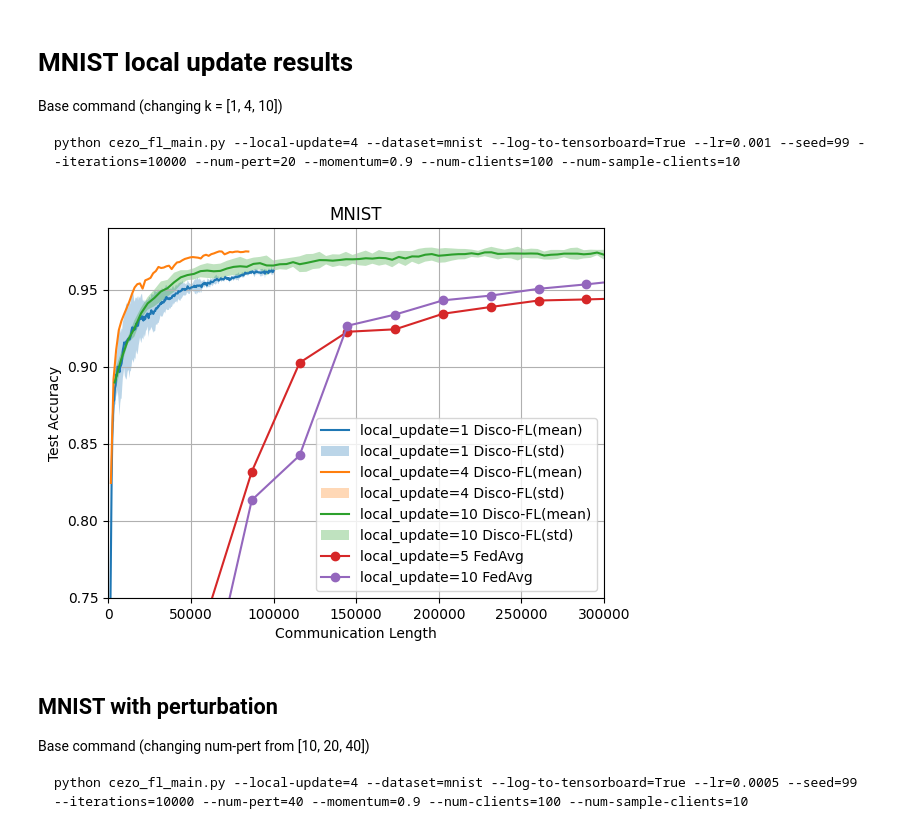
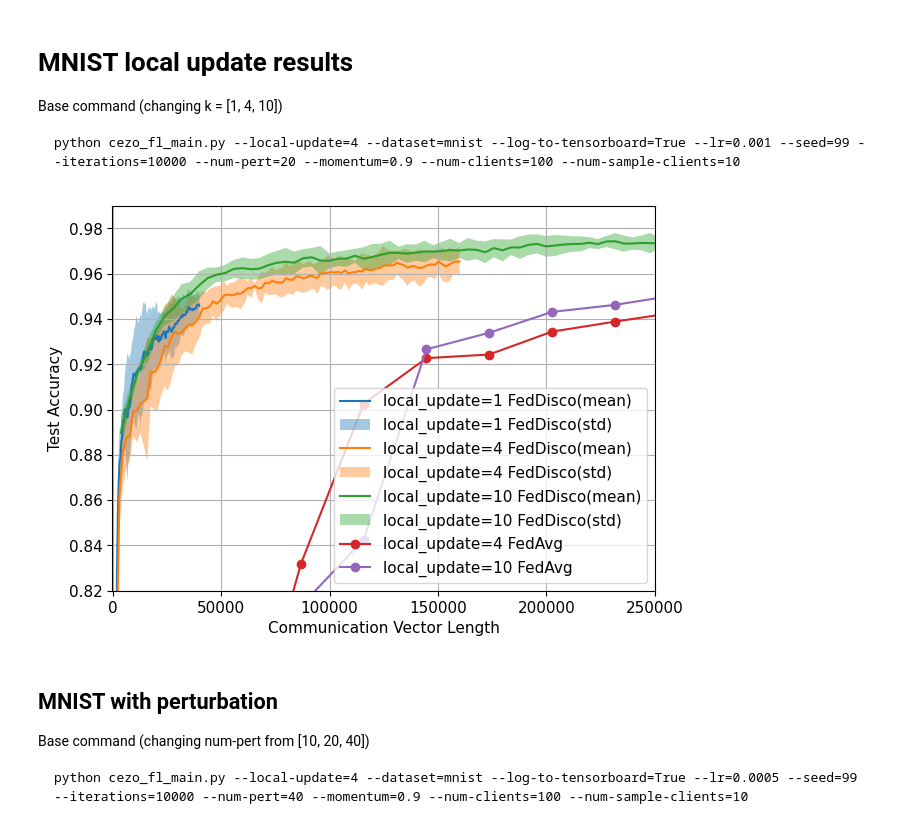
Before and after one commit to ZidongLiu/DeComFL, a Jupyter notebook: results/plot_results.ipynb, the cells around one changed output. Saved outputs shown, nothing was run; the diff lists cells and outputs as text; code cells hidden in the pictures.

Commit message:
Add mnist result and plot ipynb

```diff
--- a/results/plot_results.ipynb
+++ b/results/plot_results.ipynb
@@ -3,6 +3,7 @@ import os
 import numpy as np
 import pandas as pd
 import matplotlib.pyplot as plt
+plt.rcParams.update({'font.size': 11})
 # %% [markdown]
 # MNIST local update results
 
@@ -29,6 +30,7 @@ def parse_filename(filename):
     metadata['rge'] = str(metadata['rge'])
     metadata['seed'] = int(metadata['seed'])
     metadata['model'] = tokens[14]
+    metadata['type'] = "accuracy" if "Accuracy" in filename else "loss"
     return metadata
 
 
@@ -46,13 +48,18 @@ def parse_fo_filename(filename):
 df_list = []
 metadata_list = []
 for filename in sorted(zo_filenames):
+    metadata = parse_filename(filename)
+    if metadata['type'] != "accuracy":
+        continue
+    if metadata['lr'] != 0.001:
+        continue
     df_list.append(pd.read_csv(f"mnist_zo_fedavg/{filename}"))
-    metadata_list.append(parse_filename(filename))
+    metadata_list.append(metadata)
 
 # Load FO dataset
 df_fo_list = []
 metadata_fo_list = []
-for filename in ['run-fedavg,local_update=5,nc=100,rounds=1000,lr=0.1,seed=99-tag-Accuracy_test.csv',
+for filename in ['run-fedavg,local_update=4,nc=100,rounds=1000,lr=0.1,seed=99-tag-Accuracy_test.csv',
                  'run-fedavg,local_update=10,nc=100,rounds=1000,lr=0.1,seed=365-tag-Accuracy_test.csv']:
     df_fo_list.append(pd.read_csv(f"mnist_fo_fedavg/{filename}"))
     metadata_fo_list.append(parse_fo_filename(filename))
@@ -60,37 +67,38 @@ for filename in ['run-fedavg,local_update=5,nc=100,rounds=1000,lr=0.1,seed=99-ta
 def plot_between(x, y_list, local_update):
     y_mean = np.mean(y_list, axis=0)
     y_std = np.std(y_list, axis=0)
-    plt.plot(x, y_mean, label=f"{local_update=} Disco-FL(mean)")
-    plt.fill_between(x, y_mean-1.28* y_std, y_mean+1.28* y_std, alpha=0.3,label=f"{local_update=} Disco-FL(std)")
+    plt.plot(x, y_mean, label=f"{local_update=} FedDisco(mean)")
+    plt.fill_between(x, y_mean-1.28* y_std, y_mean+1.28* y_std, alpha=0.4,label=f"{local_update=} FedDisco(std)")
 # %%
-max_iter = 5000
+plt.figure(figsize=(7, 5))
+max_iter = 2000
 markers = "os*xdXDHhPp12348<>"
 # Plot ZO
 for i,  local_update in enumerate([1, 4, 10]):
     y_list = []
     for df, metadata in zip(df_list, metadata_list):
         if metadata['local_update'] != local_update:
             continue
         _df = df.query(f"Step <= {max_iter}")
         x = _df['Step'] * metadata['local_update'] * metadata['npert']
         y_list.append(_df['Value'])
+    # print(y_list, flush=True)
     plot_between(x, y_list, local_update=local_update)
 
 # Plot FO
 for df, metadata in zip(df_fo_list, metadata_fo_list):
     local_update=metadata['local_update']
     plt.plot(df['Step']*MODEL_SIZE, df['Value'], '-o', label=f"{local_update=} FedAvg")
 
-plt.ylim(0.75, 0.99)
-plt.xlim(-200, 300000)
+plt.ylim(0.82, 0.99)
+plt.xlim(-200, 250000)
 plt.grid(True)
-plt.xlabel("Communication Length")
+plt.xlabel("Communication Vector Length")
 plt.ylabel("Test Accuracy")
-plt.title("MNIST")
 plt.legend()
 plt.show()
 # %% [output]
-[figure, old version]
+[figure, new version]
 # %% [markdown]
 ## MNIST with perturbation
 
```
Also changed, not shown: parts of 3 cells of this notebook, 7 other files.
